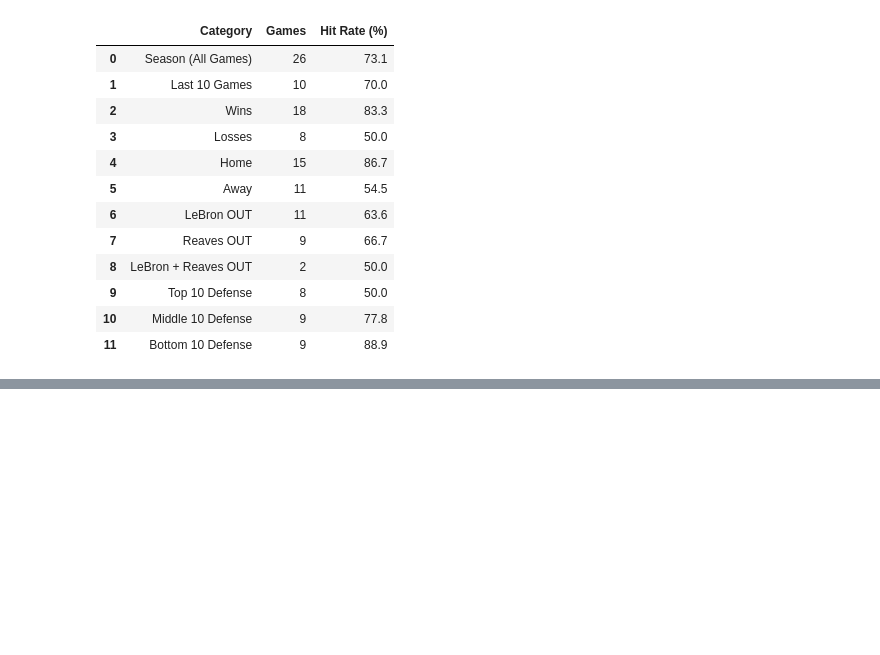
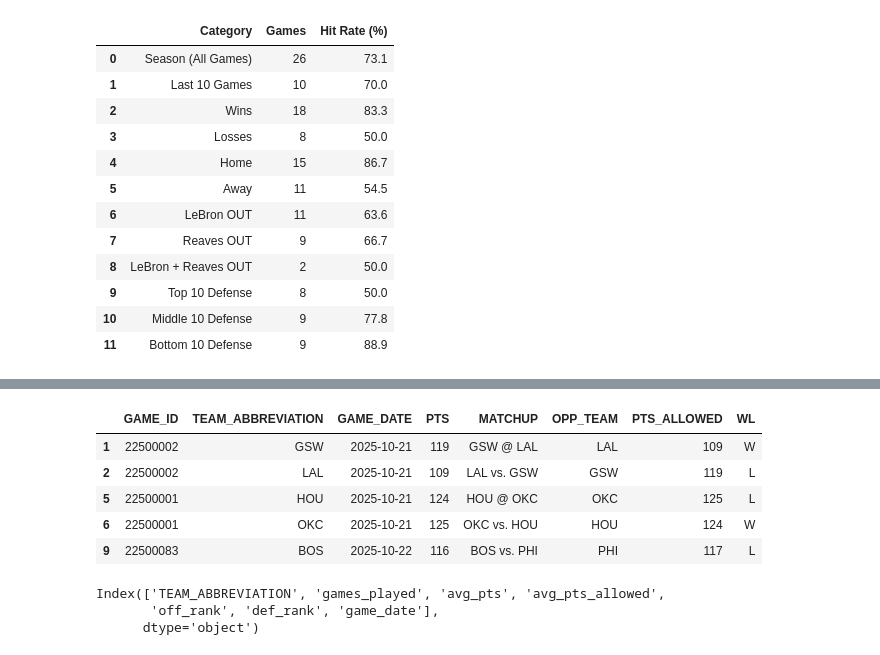
Before and after one commit to sibhisakthivel/nba-game-dashboard-automation, a Jupyter notebook: design.ipynb, the cells around one changed output, grey strips where cells are left out. Drawn from its saved outputs; the diff is of its cells as text; code cells hidden in the pictures; blank space fills up the shorter version.

```diff
--- a/design.ipynb
+++ b/design.ipynb
@@ -1983,0 +2124,15 @@ display(summary_table)
+# %%
+tbs.head()
+# %% [output]
+|  | GAME_ID | TEAM_ABBREVIATION | GAME_DATE | PTS | MATCHUP | OPP_TEAM | PTS_ALLOWED | WL |
+| 1 | 22500002 | GSW | 2025-10-21 | 119 | GSW @ LAL | LAL | 109 | W |
+| 2 | 22500002 | LAL | 2025-10-21 | 109 | LAL vs. GSW | GSW | 119 | L |
+| 5 | 22500001 | HOU | 2025-10-21 | 124 | HOU @ OKC | OKC | 125 | L |
+| 6 | 22500001 | OKC | 2025-10-21 | 125 | OKC vs. HOU | HOU | 124 | W |
+| 9 | 22500083 | BOS | 2025-10-22 | 116 | BOS vs. PHI | PHI | 117 | L |
+# %%
+daily_ranks.columns
+# %% [output]
+Index(['TEAM_ABBREVIATION', 'games_played', 'avg_pts', 'avg_pts_allowed',
+       'off_rank', 'def_rank', 'game_date'],
+      dtype='object')
```
Also changed, not shown: parts of 6 cells of this notebook, 6 other files.
